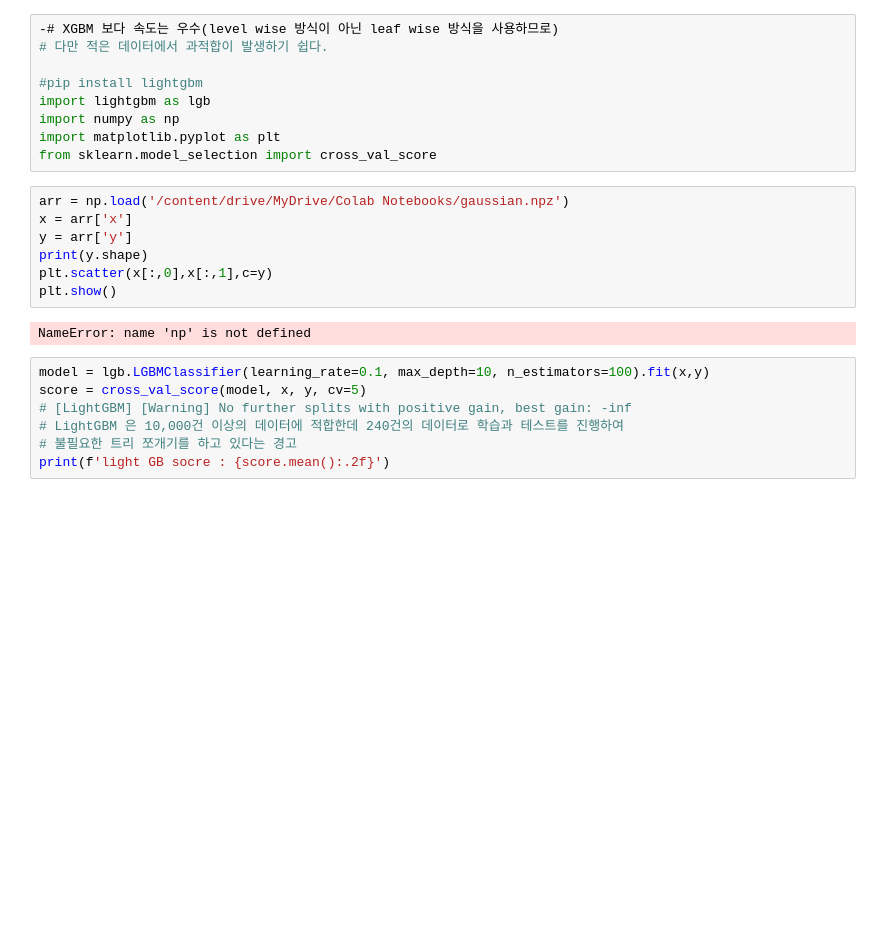
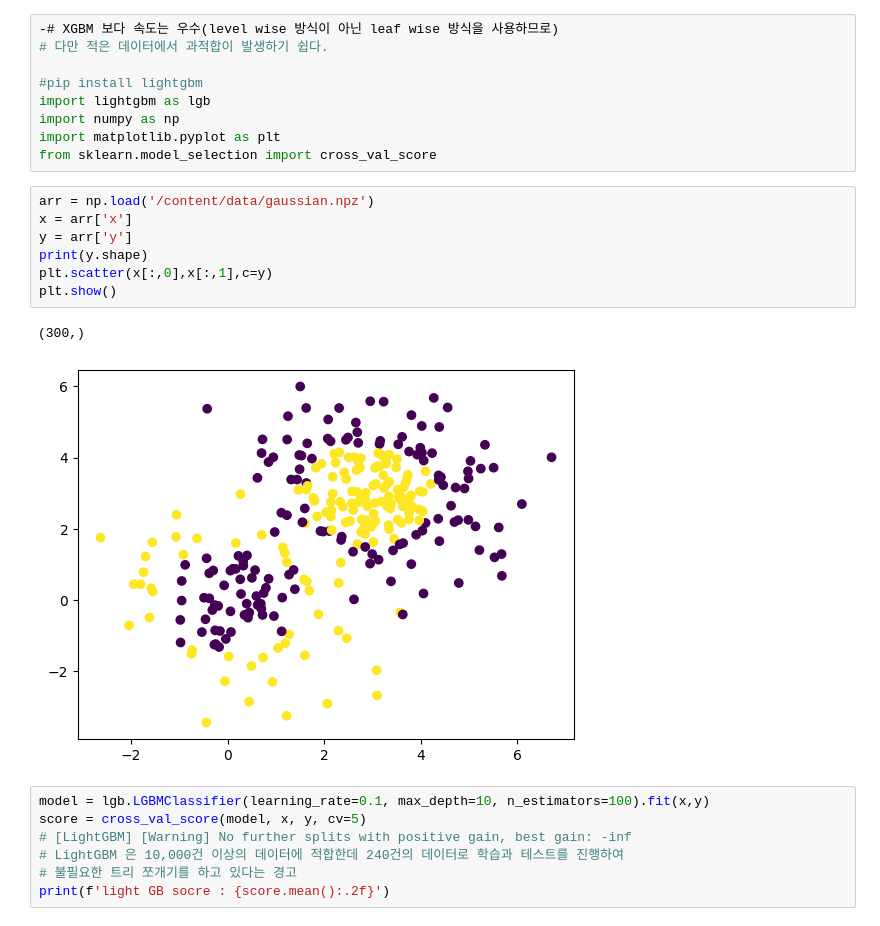
Before and after one commit to code-archive-git/ai, a Jupyter notebook: machine_learning/30_light_gbm.ipynb, the cells around one changed output. Saved outputs shown, nothing was run; the diff lists cells and outputs as text; blank space fills up the shorter version.

```diff
--- a/machine_learning/30_light_gbm.ipynb
+++ b/machine_learning/30_light_gbm.ipynb
@@ -8,14 +8,15 @@ import numpy as np
 import matplotlib.pyplot as plt
 from sklearn.model_selection import cross_val_score
 # %%
-arr = np.load('/content/drive/MyDrive/Colab Notebooks/gaussian.npz')
+arr = np.load('/content/data/gaussian.npz')
 x = arr['x']
 y = arr['y']
 print(y.shape)
 plt.scatter(x[:,0],x[:,1],c=y)
 plt.show()
 # %% [output]
-NameError: name 'np' is not defined
+(300,)
+[figure, added]
 # %%
 model = lgb.LGBMClassifier(learning_rate=0.1, max_depth=10, n_estimators=100).fit(x,y)
 score = cross_val_score(model, x, y, cv=5)
```
Also changed, not shown: 4 other files.
